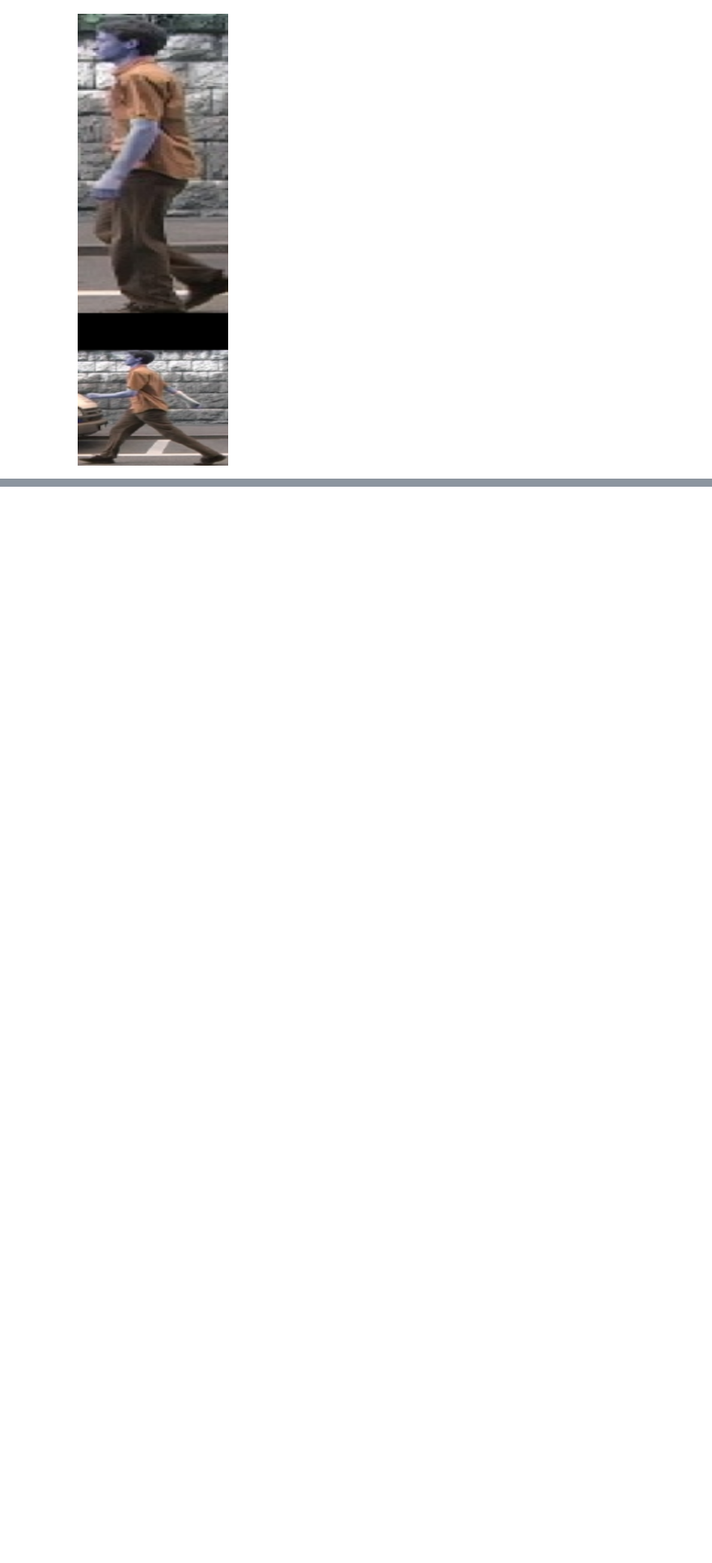
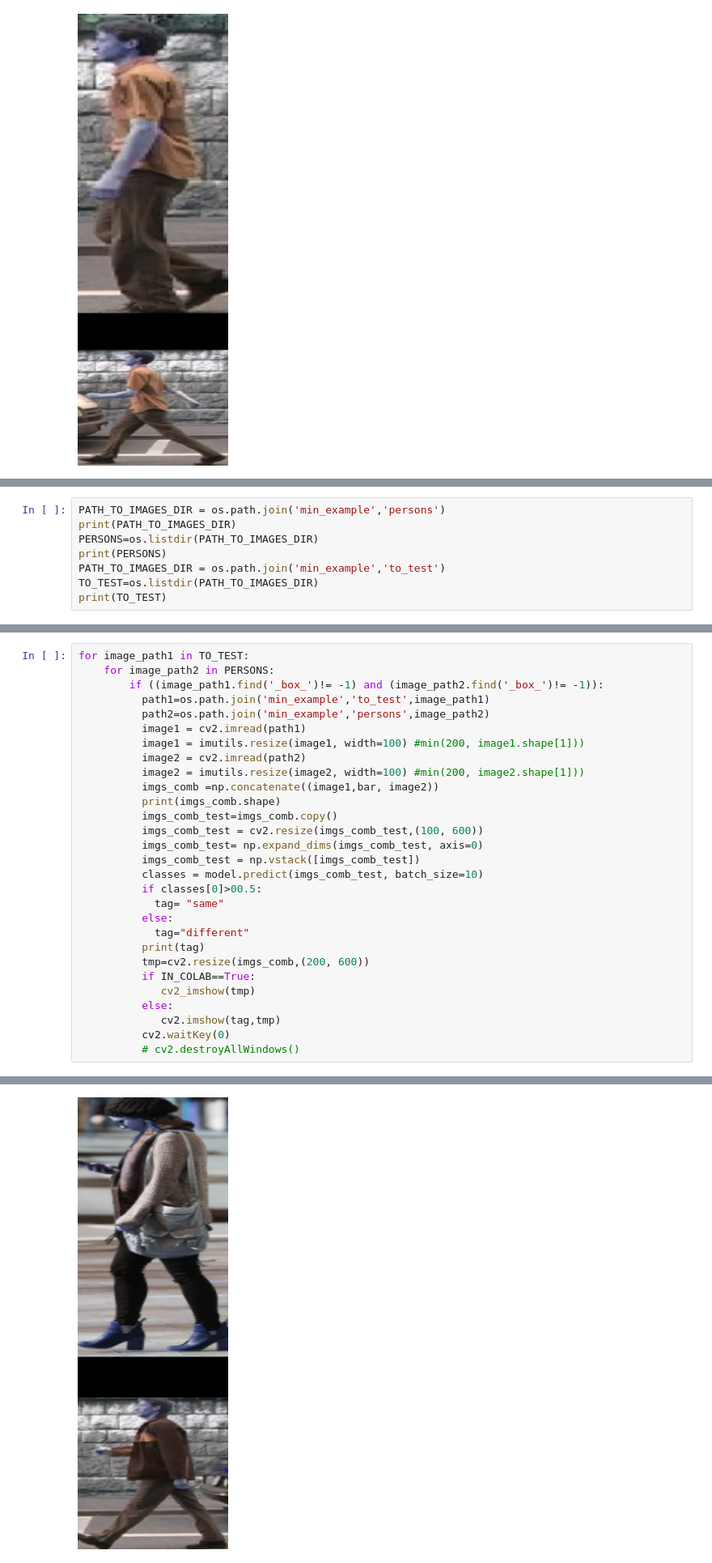
Before and after one commit to dpanagop/re-identification, a Jupyter notebook: min_viable_example/minimum_viable_code.ipynb, the cells around one changed output, grey strips where cells are left out. Shown at 81% size. Saved outputs shown, nothing was run; the diff lists cells and outputs as text; blank space fills up the shorter version.

```diff
--- a/min_viable_example/minimum_viable_code.ipynb
+++ b/min_viable_example/minimum_viable_code.ipynb
@@ -340,0 +477,8 @@ same
+# %%
+PATH_TO_IMAGES_DIR = os.path.join('min_example','persons')
+print(PATH_TO_IMAGES_DIR)
+PERSONS=os.listdir(PATH_TO_IMAGES_DIR)
+print(PERSONS)
+PATH_TO_IMAGES_DIR = os.path.join('min_example','to_test')
+TO_TEST=os.listdir(PATH_TO_IMAGES_DIR)
+print(TO_TEST)
@@ -340,0 +489,30 @@ same
+# %%
+for image_path1 in TO_TEST:
+    for image_path2 in PERSONS:
+        if ((image_path1.find('_box_')!= -1) and (image_path2.find('_box_')!= -1)):
+          path1=os.path.join('min_example','to_test',image_path1)
+          path2=os.path.join('min_example','persons',image_path2)
+          image1 = cv2.imread(path1)
+          image1 = imutils.resize(image1, width=100) #min(200, image1.shape[1]))
+          image2 = cv2.imread(path2)
+          image2 = imutils.resize(image2, width=100) #min(200, image2.shape[1]))
+          imgs_comb =np.concatenate((image1,bar, image2))
+          print(imgs_comb.shape)
+          imgs_comb_test=imgs_comb.copy()
+          imgs_comb_test = cv2.resize(imgs_comb_test,(100, 600))
+          imgs_comb_test= np.expand_dims(imgs_comb_test, axis=0)
+          imgs_comb_test = np.vstack([imgs_comb_test])
+          classes = model.predict(imgs_comb_test, batch_size=10)
+          if classes[0]>00.5:
+            tag= "same"
+          else:
+            tag="different"
+          print(tag)
+          tmp=cv2.resize(imgs_comb,(200, 600))
+          if IN_COLAB==True:
+             cv2_imshow(tmp)
+          else:
+             cv2.imshow(tag,tmp)
+          cv2.waitKey(0)
+          # cv2.destroyAllWindows()
+# %% [output]
@@ -340,0 +521 @@ same
+[figure, added]
```
Also changed, not shown: parts of 7 cells of this notebook.
